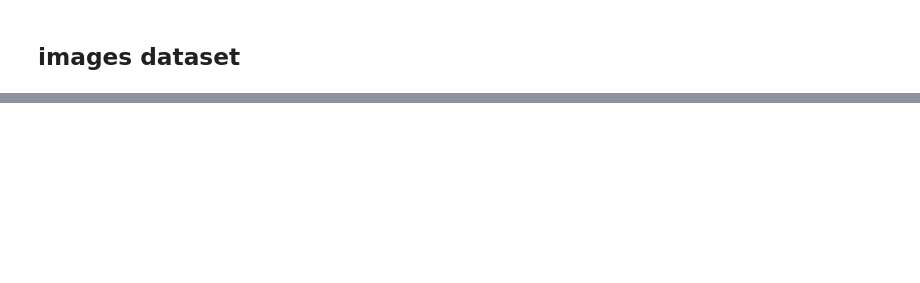
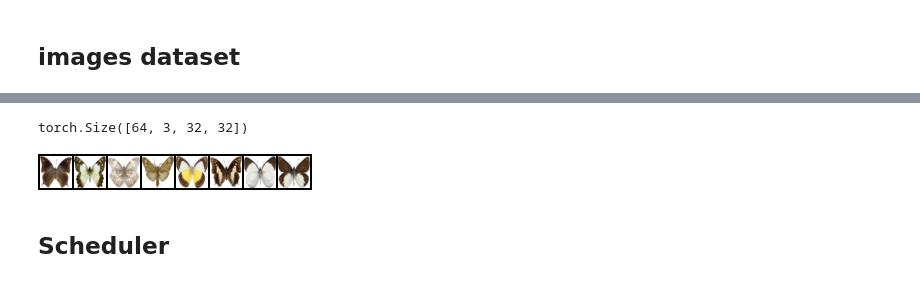
Before and after one commit to chunhuizhang/diffusion_models_tutorials, a Jupyter notebook: tutorials/diffusers_introduction.ipynb, the cells around one changed output, grey strips where cells are left out. Drawn from its saved outputs; the diff is of its cells as text; code cells hidden in the pictures; blank space fills up the shorter version.

```diff
--- a/tutorials/diffusers_introduction.ipynb
+++ b/tutorials/diffusers_introduction.ipynb
@@ -130,0 +143,11 @@ Dataset parquet downloaded and prepared to /media/whaow/.cache/huggingface/datas
+# %%
+next(iter(train_dataloader))['images'].shape
+# %% [output]
+torch.Size([64, 3, 32, 32])
+# %%
+image_batch = next(iter(train_dataloader))['images'].to(device)[:8]
+show_images(image_batch)
+# %% [output]
+[figure, added]
+# %% [markdown]
+## Scheduler
```
Also changed, not shown: parts of 20 cells of this notebook, 1 other file.
